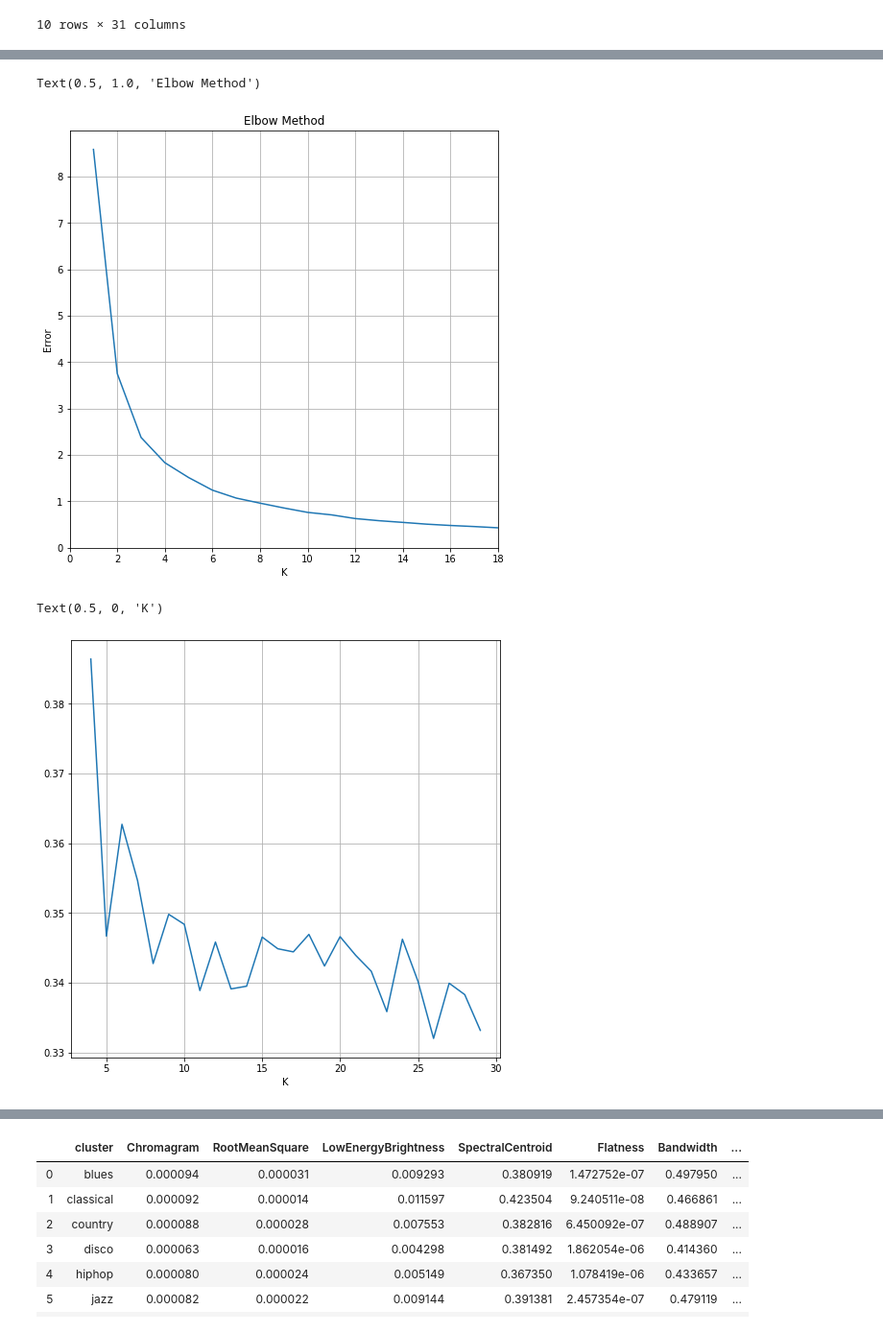
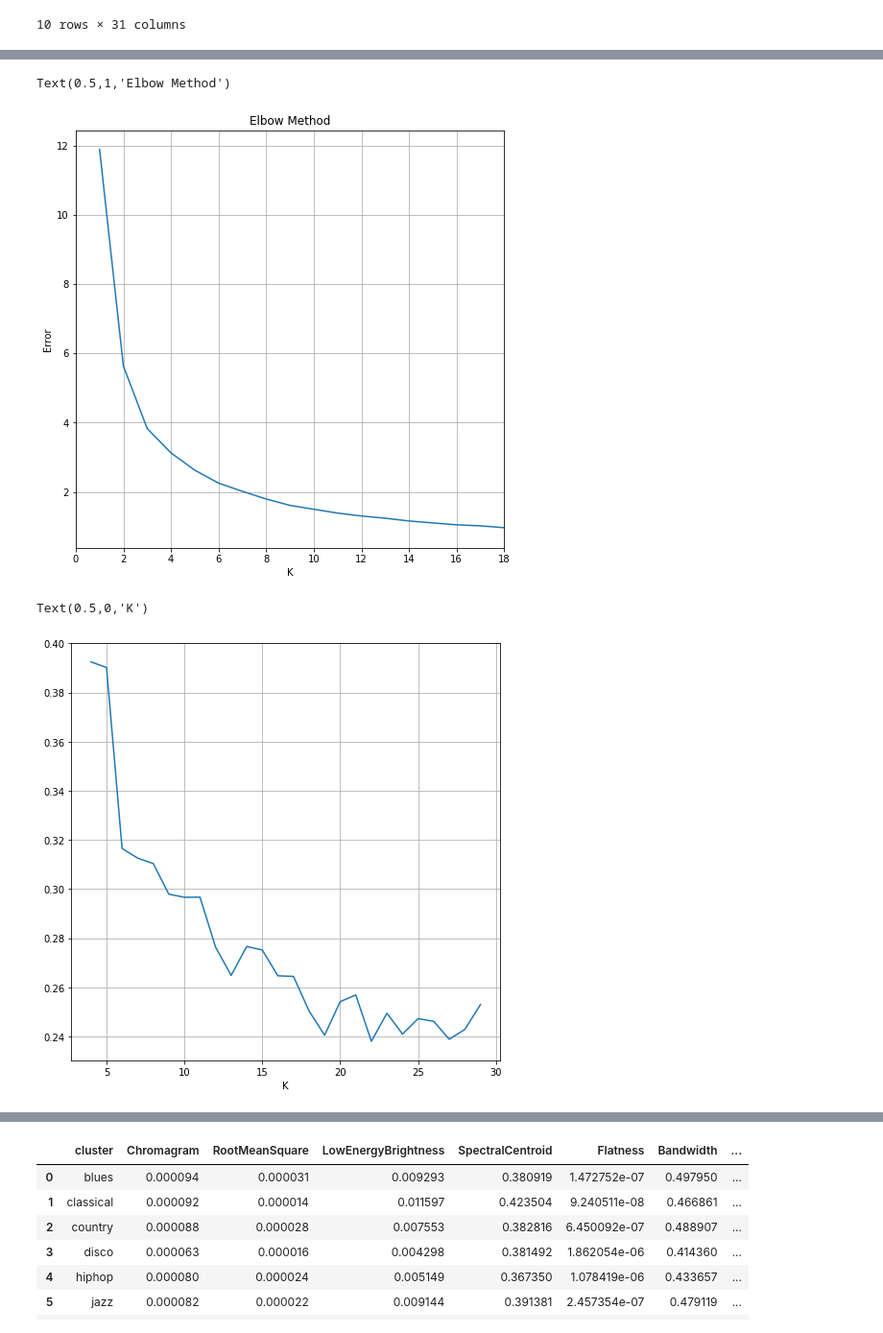
Before and after one commit to DylanCarey94/FYP-Music-Feature-Extraction-Music-Classification-Machine-Learning-Techniques, a Jupyter notebook: FYP_Demo_Code.ipynb, the cells around one changed output, grey strips where cells are left out. Shown at 96% size. Cells and saved outputs as stored; diff of their text form; code cells hidden in the pictures.

```diff
--- a/FYP_Demo_Code.ipynb
+++ b/FYP_Demo_Code.ipynb
@@ -19,10 +21,10 @@ from sklearn.metrics import accuracy_score
 from sklearn.metrics import classification_report
 # %%
-#We’ll process dataset as per our requirements.
-#We’ll create a CSV file with the data we required.
-header = 'Filename Chromagram RootMeanSquare LowEnergyBrightness SpectralCentroid Flatness Bandwidth InHarmonicity Rolloff ZeroCrossingRate'
-for i in range(1,21):
-        header += f' mfcc{i}'
-header += ' label'
-header = header.split()
+# #We’ll process dataset as per our requirements.
+# #We’ll create a CSV file with the data we required.
+# header = 'Filename Chromagram RootMeanSquare LowEnergyBrightness SpectralCentroid Flatness Bandwidth InHarmonicity Rolloff ZeroCrossingRate'
+# for i in range(1,21):
+#         header += f' mfcc{i}'
+# header += ' label'
+# header = header.split()
 # %%
@@ -159,20 +172,20 @@ array([[<matplotlib.axes._subplots.AxesSubplot object at 0x...>,
 # %%
-X = data[['Chromagram','RootMeanSquare','LowEnergyBrightness','SpectralCentroid','Flatness','Bandwidth','InHarmonicity','Rolloff','ZeroCrossingRate']]
+X = data[['Chromagram','RootMeanSquare','LowEnergyBrightness','SpectralCentroid','Flatness','Bandwidth','InHarmonicity','Rolloff','ZeroCrossingRate','mfcc1','mfcc2','mfcc3','mfcc4','mfcc5','mfcc6','mfcc7','mfcc8','mfcc9','mfcc10','mfcc11','mfcc12','mfcc13','mfcc14','mfcc15','mfcc16','mfcc17','mfcc18','mfcc19','mfcc20']]
 
 Ks = np.arange(1, 20)
 km = [KMeans(n_clusters=i, random_state=1986) for i in Ks]
 score = [-km[i].fit(X).score(X) for i in range(len(km))]
 Ks.dtype = int
 plt.figure(figsize=(8,8))
 plt.plot(Ks,score)
 plt.xlim(0,18)
 plt.grid(True)
 plt.xlabel('K')
 plt.ylabel('Error')
 plt.title('Elbow Method')
 # %% [output]
-Text(0.5, 1.0, 'Elbow Method')
+Text(0.5,1,'Elbow Method')
-[figure, old version]
+[figure, new version]
 # %%
 Ks = np.arange(2, 30)
 kms = [KMeans(n_clusters=i, random_state=1986).fit(X) for i in Ks]
@@ -183,8 +196,8 @@ plt.plot(Ks[2:len(Ks)],s_scores)
 plt.grid(True)
 plt.xlabel('K')
 # %% [output]
-Text(0.5, 0, 'K')
+Text(0.5,0,'K')
-[figure, old version]
+[figure, new version]
 # %%
 X = data[['Chromagram','RootMeanSquare','LowEnergyBrightness','SpectralCentroid','Flatness','Bandwidth','InHarmonicity','Rolloff','ZeroCrossingRate','mfcc1','mfcc2','mfcc3','mfcc4','mfcc5','mfcc6','mfcc7','mfcc8','mfcc9','mfcc10','mfcc11','mfcc12','mfcc13','mfcc14','mfcc15','mfcc16','mfcc17','mfcc18','mfcc19','mfcc20']]
 km = KMeans(n_clusters=len(genre_groupby), n_init=10, random_state=1986)
```
Also changed, not shown: parts of 14 cells of this notebook, 5 other files.
